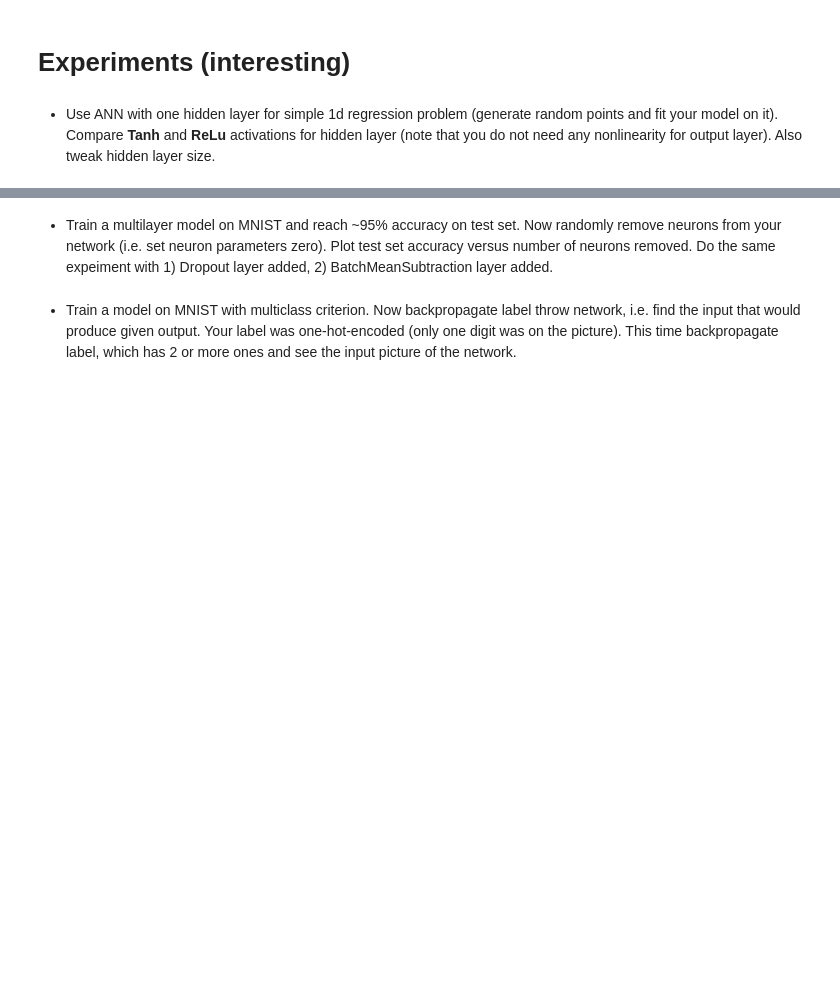
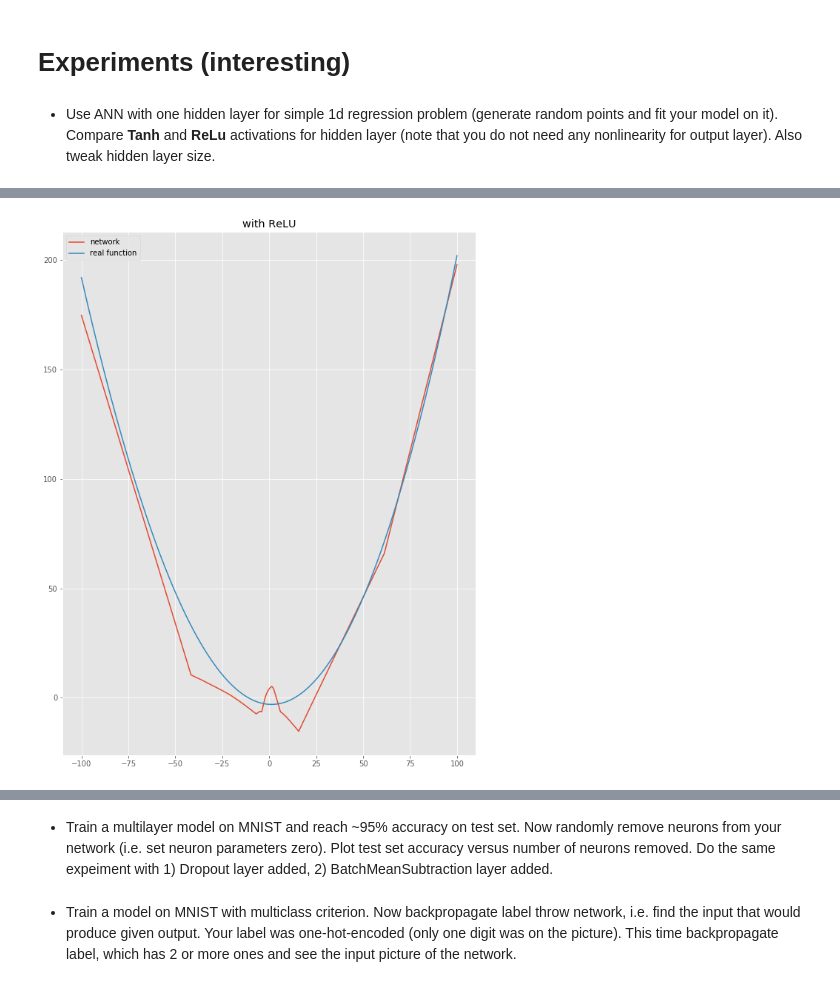
Before and after one commit to hov1417/NNHomework, a Jupyter notebook: session1/assignment2_main.ipynb, the cells around one changed output, grey strips where cells are left out. Saved outputs shown, nothing was run; the diff lists cells and outputs as text; code cells hidden in the pictures; blank space fills up the shorter version.

```diff
--- a/session1/assignment2_main.ipynb
+++ b/session1/assignment2_main.ipynb
@@ -828,3 +821,6 @@ Probably you need to use the following snippet to make aoutpencoder examples loo
 # %% [markdown]
 * Use ANN with one hidden layer for simple 1d regression problem (generate random points and fit your model on it).
 Compare **Tanh** and **ReLu** activations for hidden layer (note that you do not need any nonlinearity for output layer). Also tweak hidden layer size.
+# %%
+def f(x):
+    return 0.00001*x*x*x+0.02*x*x-0.05*x-3
@@ -830,0 +887,10 @@ Compare **Tanh** and **ReLu** activations for hidden layer (note that you do not
+# %%
+l = np.linspace(-100,100,10000)[:,None]
+plt.figure(figsize=(10,13))
+plt.plot(l,n.forward(l),label="network")
+plt.plot(l,f(l),label="real function")
+plt.legend()
+plt.title("with ReLU")
+plt.show()
+# %% [output]
+[figure, added]
```
Also changed, not shown: parts of 20 cells of this notebook, 11 other files.
